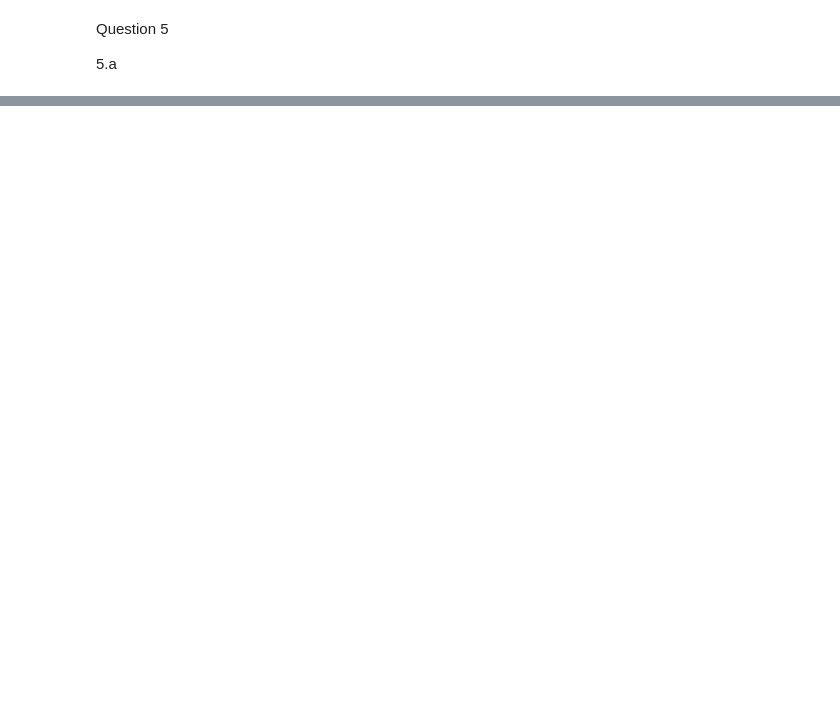
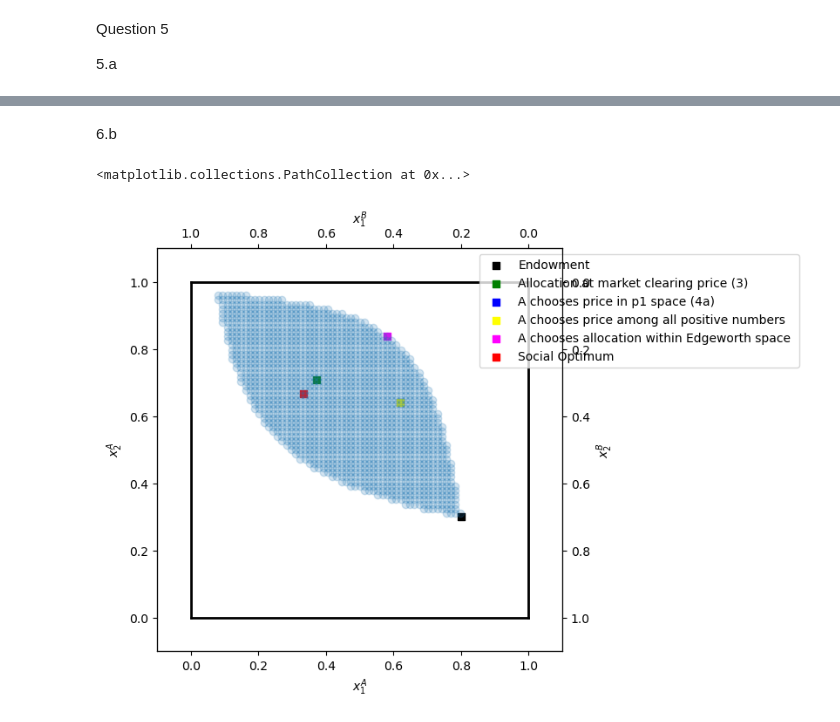
Before and after one commit to NumEconCopenhagen/projects-2024-miguel-og-chris, a Jupyter notebook: inauguralproject/inauguralproject.ipynb, the cells around one changed output, grey strips where cells are left out. Cells and saved outputs as stored; diff of their text form; code cells hidden in the pictures; blank space fills up the shorter version.

```diff
--- a/inauguralproject/inauguralproject.ipynb
+++ b/inauguralproject/inauguralproject.ipynb
@@ -197,22 +241,2 @@ print(p1_best)
 # %% [markdown]
 4.b
-# %%
-p1_best_positive = 0
-best_positive = 0
-p1_vec_positive = np.linspace(0, 3, 1000000)
-
-for p1 in p1_vec_positive:
-    if p1 == 0:
-        continue
-    demand_tuple_positive = EEC.demand_B(p1)
-    x1A = 1 - demand_tuple_positive[0]
-    x2A = 1 - demand_tuple_positive[1]
-    if x1A < 0 or x2A < 0:
-        continue
-    utility_positive = EEC.utility_A(x1A, x2A)
-    if utility_positive > best_positive:
-        best_positive = utility_positive
-        p1_best_positive = p1
-print('\n')
-print(best_positive)
-print(p1_best_positive)
@@ -266,0 +394,48 @@ print(best_x2B)
+# %% [markdown]
+6.b
+# %%
+par = EEC.par
+
+# a. total endowment
+w1bar = 1.0
+w2bar = 1.0
+
+# b. figure set up
+fig = plt.figure(frameon=False,figsize=(6,6), dpi=100)
+ax_A = fig.add_subplot(1, 1, 1)
+
+ax_A.set_xlabel("$x_1^A$")
+ax_A.set_ylabel("$x_2^A$")
+
+temp = ax_A.twinx()
+temp.set_ylabel("$x_2^B$")
+ax_B = temp.twiny()
+ax_B.set_xlabel("$x_1^B$")
+ax_B.invert_xaxis()
+ax_B.invert_yaxis()
+
+# A
+ax_A.scatter(par.w1A,par.w2A,marker='s',color='black',label='Endowment')
+ax_A.scatter(allocation_3[0], allocation_3[1],marker='s',color='green',label='Allocation at market clearing price (3)')
+ax_A.scatter(allocation_4a[0], allocation_4a[1],marker='s',color='blue',label='A chooses price in p1 space (4a)')
+ax_A.scatter(allocation_4b[0], allocation_4b[1],marker='s',color='yellow',label='A chooses price among all positive numbers')
+ax_A.scatter(allocation_5a[0], allocation_5a[1],marker='s',color='magenta',label='A chooses allocation within Edgeworth space ')
+ax_A.scatter(allocation_6a[0], allocation_6a[1],marker='s',color='red',label='Social Optimum')
+
+# limits
+ax_A.plot([0,w1bar],[0,0],lw=2,color='black')
+ax_A.plot([0,w1bar],[w2bar,w2bar],lw=2,color='black')
+ax_A.plot([0,0],[0,w2bar],lw=2,color='black')
+ax_A.plot([w1bar,w1bar],[0,w2bar],lw=2,color='black')
+
+ax_A.set_xlim([-0.1, w1bar + 0.1])
+ax_A.set_ylim([-0.1, w2bar + 0.1])
+ax_B.set_xlim([w1bar + 0.1, -0.1])
+ax_B.set_ylim([w2bar + 0.1, -0.1])
+ax_A.legend(frameon=True,loc='upper right',bbox_to_anchor=(1.6,1.0));
+
+
+plt.scatter(x1B_edgeworth, x2B_edgeworth, alpha = 0.2)
+# %% [output]
+<matplotlib.collections.PathCollection at 0x...>
+[figure, added]
```
Also changed, not shown: parts of 9 cells of this notebook, 1 other file.
